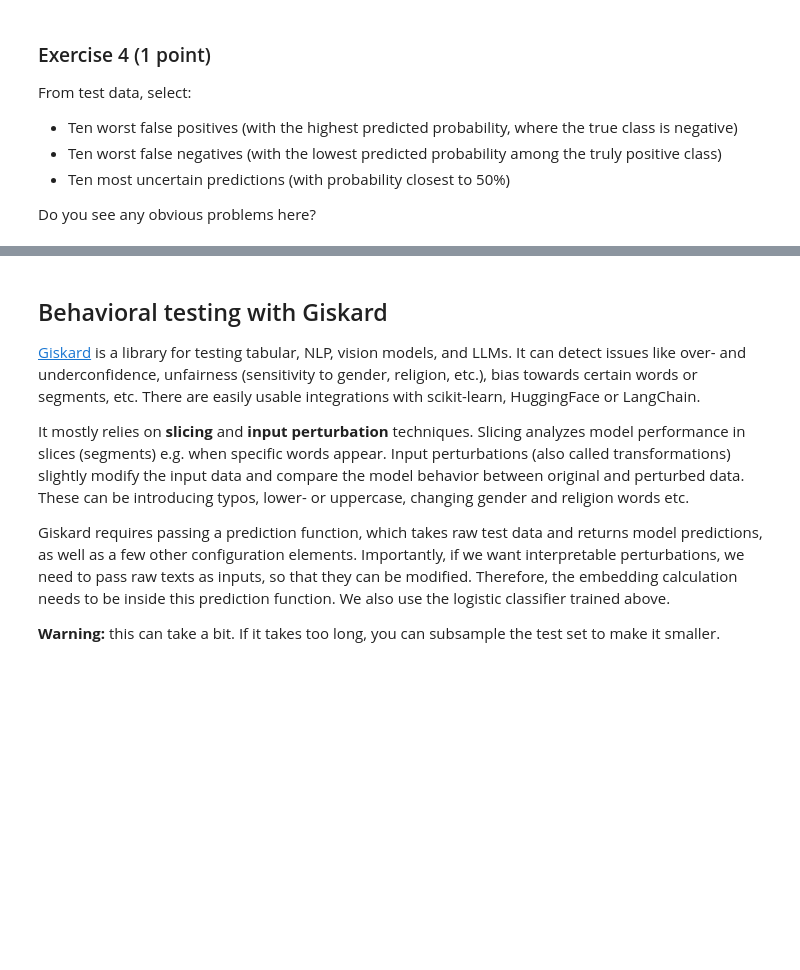
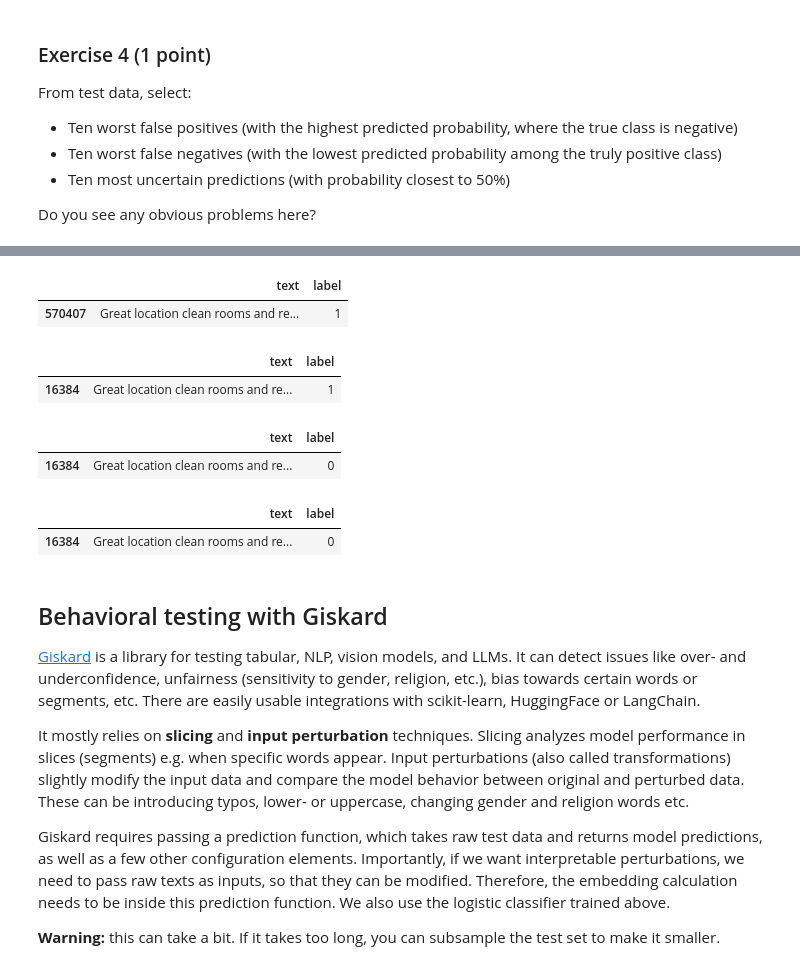
Before and after one commit to mate-mali/MLOPS-MM06, a Jupyter notebook: LAB_INSTRUCTION.ipynb, the cells around one changed output, grey strips where cells are left out. Drawn from its saved outputs; the diff is of its cells as text; code cells hidden in the pictures; blank space fills up the shorter version.

```diff
--- a/LAB_INSTRUCTION.ipynb
+++ b/LAB_INSTRUCTION.ipynb
@@ -534,0 +913,20 @@ Do you see any obvious problems here?
+# %%
+df_all[df_all["text"].str.strip().str.contains("Great location clean rooms and really comforta", case=True, na=False)]
+# %% [output]
+|  | text | label |
+| 570407 | Great location clean rooms and re... | 1 |
+# %%
+df_deduplicated[df_deduplicated["text"].str.strip().str.contains("Great location clean rooms and really comforta", case=True, na=False)]
+# %% [output]
+|  | text | label |
+| 16384 | Great location clean rooms and re... | 1 |
+# %%
+df_fixed[df_fixed["text"].str.strip().str.contains("Great location clean rooms and really comforta", case=True, na=False)]
+# %% [output]
+|  | text | label |
+| 16384 | Great location clean rooms and re... | 0 |
+# %%
+df_test[df_test["text"].str.strip().str.contains("Great location clean rooms and really comforta", case=True, na=False)]
+# %% [output]
+|  | text | label |
+| 16384 | Great location clean rooms and re... | 0 |
```
Also changed, not shown: parts of 45 cells of this notebook.
